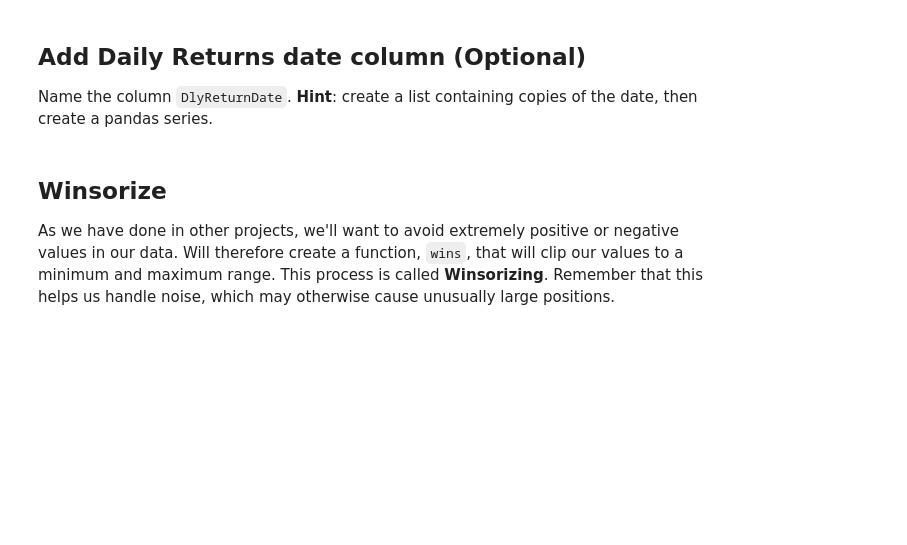
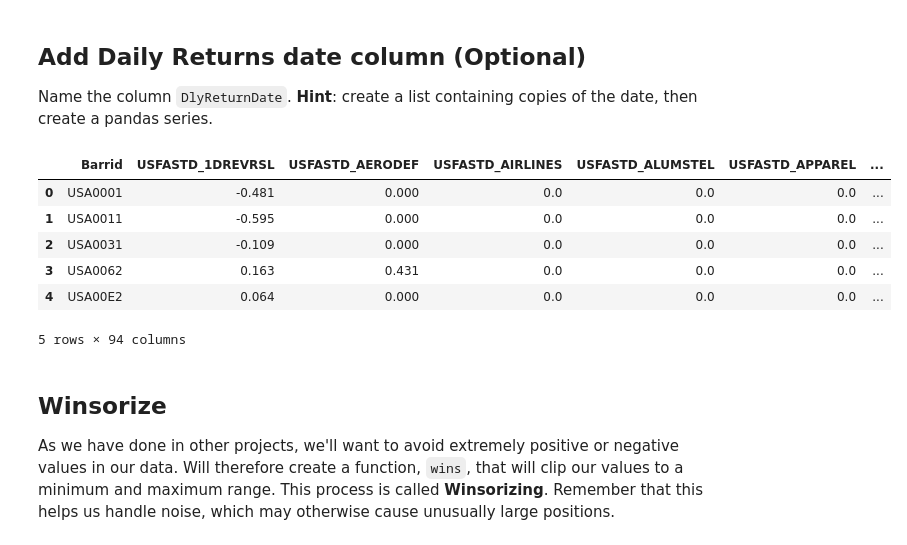
Before and after one commit to senasari/backtesting_project8, a Jupyter notebook: project_8_starter.ipynb, the cells around one changed output. Saved outputs shown, nothing was run; the diff lists cells and outputs as text; code cells hidden in the pictures; blank space fills up the shorter version.

```diff
--- a/project_8_starter.ipynb
+++ b/project_8_starter.ipynb
@@ -127,3 +130,13 @@ for key, value in frames.items():
+# %%
+frames['20040108'].head()
+# %% [output]
+|  | Barrid | USFASTD_1DREVRSL | USFASTD_AERODEF | USFASTD_AIRLINES | USFASTD_ALUMSTEL | USFASTD_APPAREL | ... |
+| 0 | USA0001 | -0.481 | 0.000 | 0.0 | 0.0 | 0.0 | ... |
+| 1 | USA0011 | -0.595 | 0.000 | 0.0 | 0.0 | 0.0 | ... |
+| 2 | USA0031 | -0.109 | 0.000 | 0.0 | 0.0 | 0.0 | ... |
+| 3 | USA0062 | 0.163 | 0.431 | 0.0 | 0.0 | 0.0 | ... |
+| 4 | USA00E2 | 0.064 | 0.000 | 0.0 | 0.0 | 0.0 | ... |
+5 rows × 94 columns
 # %% [markdown]
 ## Winsorize
 
```
Also changed, not shown: parts of 7 cells of this notebook, 1 other file.
